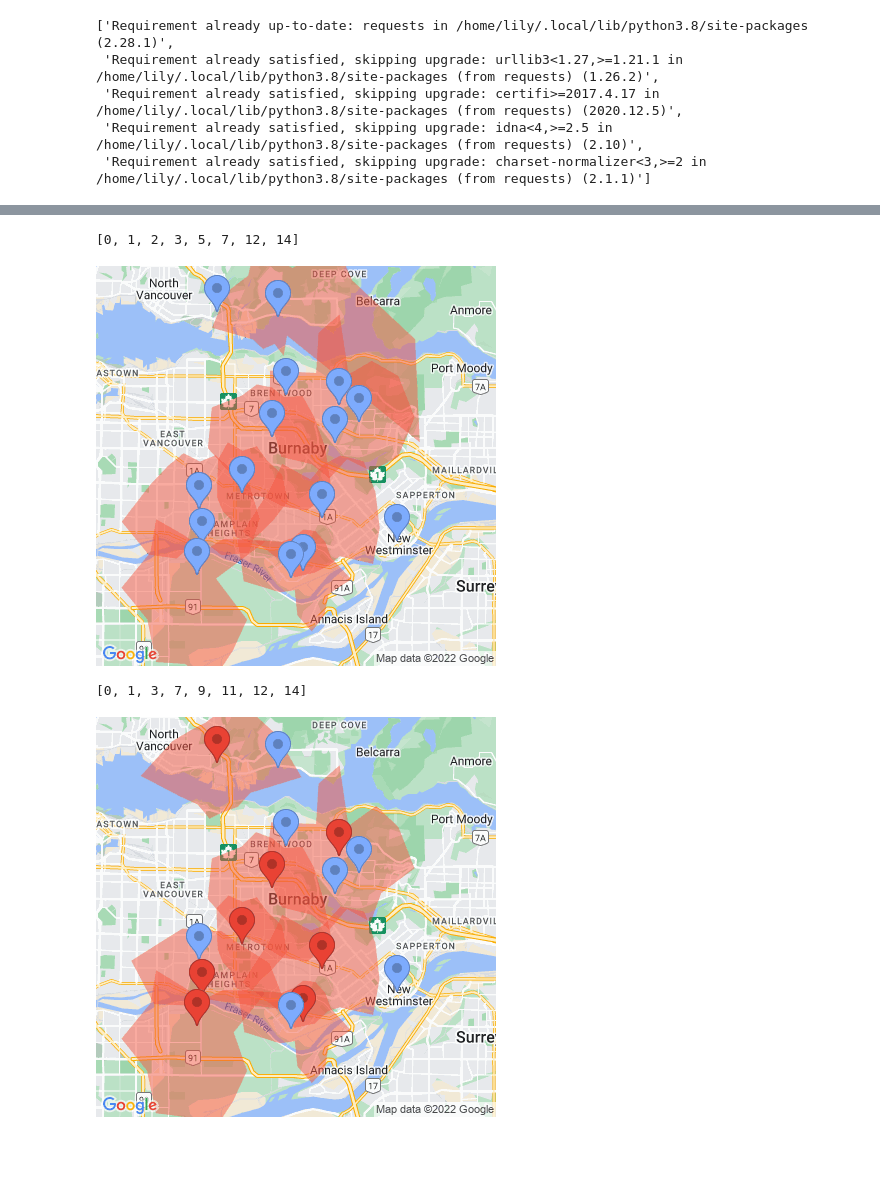
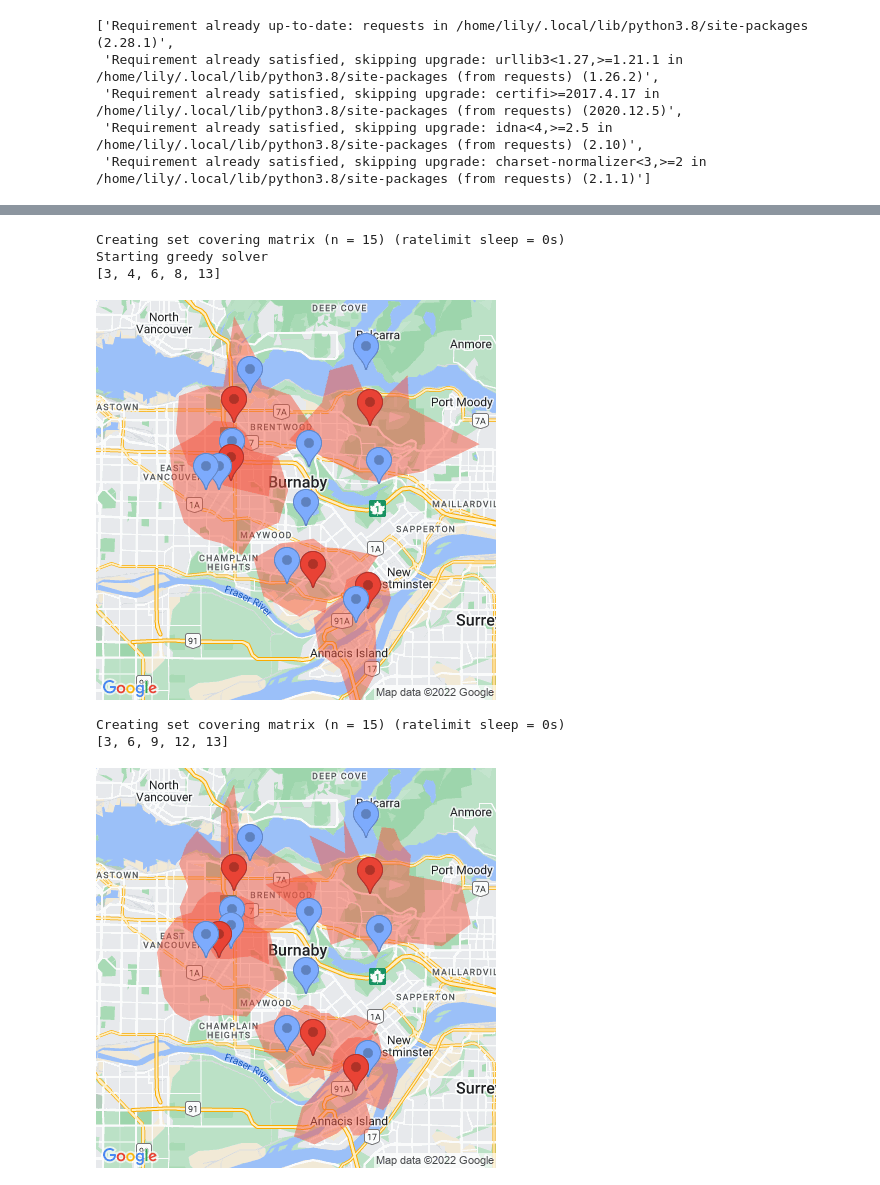
Before and after one commit to rctcwyvrn/math441-project, a Jupyter notebook: basic_model.ipynb, the cells around one changed output, grey strips where cells are left out. Saved outputs shown, nothing was run; the diff lists cells and outputs as text; code cells hidden in the pictures; blank space fills up the shorter version.

```diff
--- a/basic_model.ipynb
+++ b/basic_model.ipynb
@@ -170,3 +131,0 @@ def make_set_covering_problem(positions):
-# %%
-matrix = make_set_covering_problem(test_problem_burnaby_locations)
-print(matrix)
@@ -189 +132,30 @@ print(matrix)
+# %%
+def make_set_covering_problem(positions):
+    positions = [str(lat) + "," + str(long) for lat,long in positions]
+    elems_per_min = 1000
+    req_per_min = elems_per_min // len(positions)
+    sleep_amt = int(60/req_per_min)
+    print(f"Creating set covering matrix (n = {len(positions)}) (ratelimit sleep = {sleep_amt}s)")
+    covering_matrix = np.array([])
+    for start in positions:
+        time.sleep(sleep_amt)
+        # we can only have at most 25 destination, so we have to do this
+        covered = []
+        for slice_start_idx in range(0, len(positions), 25):
+            # print(f"slice {slice_start_idx}, {slice_start_idx + 25}")
+            # TODO: the covering matrix is symmetric, we can do half the number of elements requested from the api...
+            destinations_slice = positions[slice_start_idx: slice_start_idx + 25]
+            matrix = client.distance_matrix(origins=start, destinations=destinations_slice)
+            times = [[elt["duration"]["value"] for elt in row["elements"]] for row in matrix["rows"]][0]
+            covered.extend([1 if t < NINE_MINS else 0 for t in times])
+        assert(len(covered) == len(positions))
+        covering_matrix = np.hstack((covering_matrix, covered))
+    return covering_matrix.reshape(len(positions), len(positions))
+
+    # the api restricts me to 100 elements per request, so this would fail on anything with more than 10 points
+    # rip
+    # matrix = client.distance_matrix(origins=positions, destinations=positions)
+    # times = [[elt["duration"]["value"] for elt in row["elements"]] for row in matrix["rows"]]
+    # covering_matrix = np.array([[1 if t < NINE_MINS else 0 for t in row] for row in times])
+    # return covering_matrix.reshape(len(positions), len(positions))
 # %%
@@ -222,9 +176,11 @@ print(linprog_solution)
 # %%
 # greedy solver -> alternative to linprog to see if it makes a difference
 
-def greedy_solve(matrix):
+def greedy_solve(points):
     taken = []
+    matrix = make_set_covering_problem(points)
     internal = np.copy(matrix)
+    print("Starting greedy solver")
     while internal.shape[0] != 0:
         # print(internal)
         values = np.sum(internal, axis=0)
@@ -256,13 +227,17 @@ def display_solution(center, problem, chosen_indicies, show_coverage=False):
 # %%
-greedy_solution = greedy_solve(matrix)
+greedy_solution = greedy_solve(test_problem_burnaby_locations)
 print(greedy_solution)
 display_solution(test_problem_burnaby_center, test_problem_burnaby_locations, greedy_solution, show_coverage=True)
 # %% [output]
-[0, 1, 2, 3, 5, 7, 12, 14]
+Creating set covering matrix (n = 15) (ratelimit sleep = 0s)
+Starting greedy solver
+[3, 4, 6, 8, 13]
-[figure, old version]
+[figure, new version]
 # %%
+linprog_solution = linprog_solver(test_problem_burnaby_locations)
 print(linprog_solution)
 display_solution(test_problem_burnaby_center, test_problem_burnaby_locations, linprog_solution, show_coverage=True)
 # %% [output]
-[0, 1, 3, 7, 9, 11, 12, 14]
+Creating set covering matrix (n = 15) (ratelimit sleep = 0s)
+[3, 6, 9, 12, 13]
-[figure, old version]
+[figure, new version]
```
Also changed, not shown: parts of 12 cells of this notebook.
